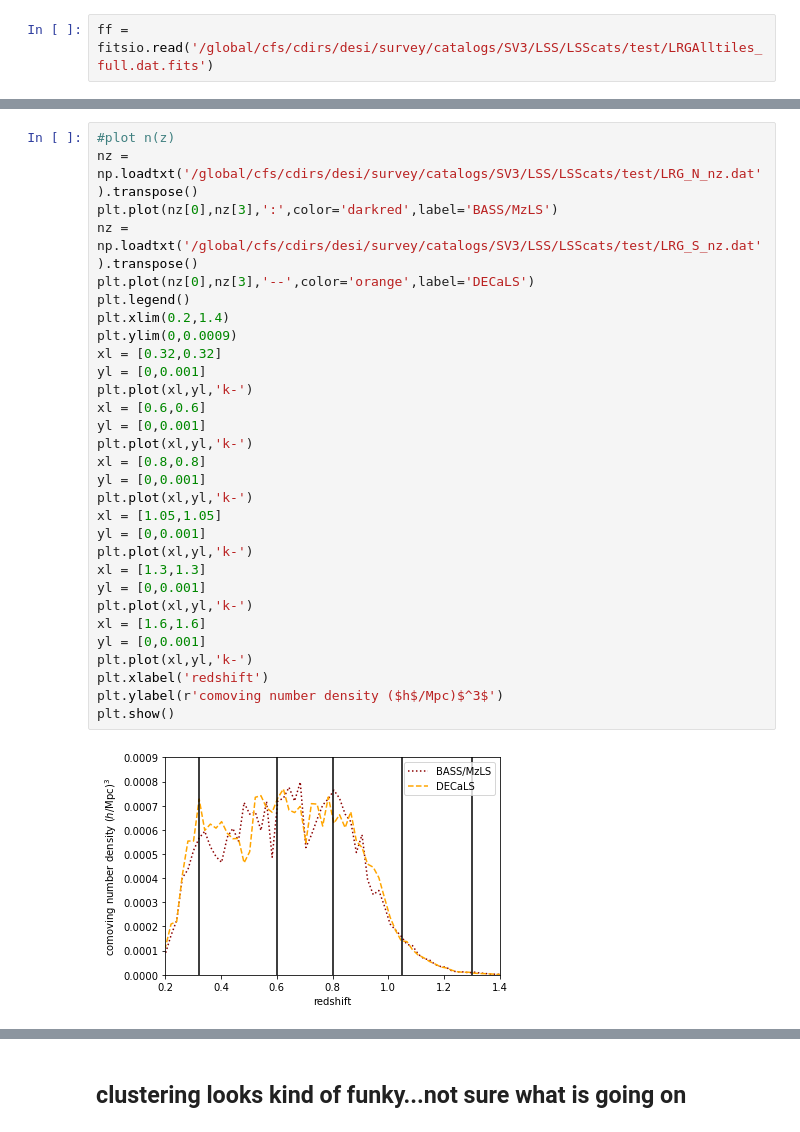
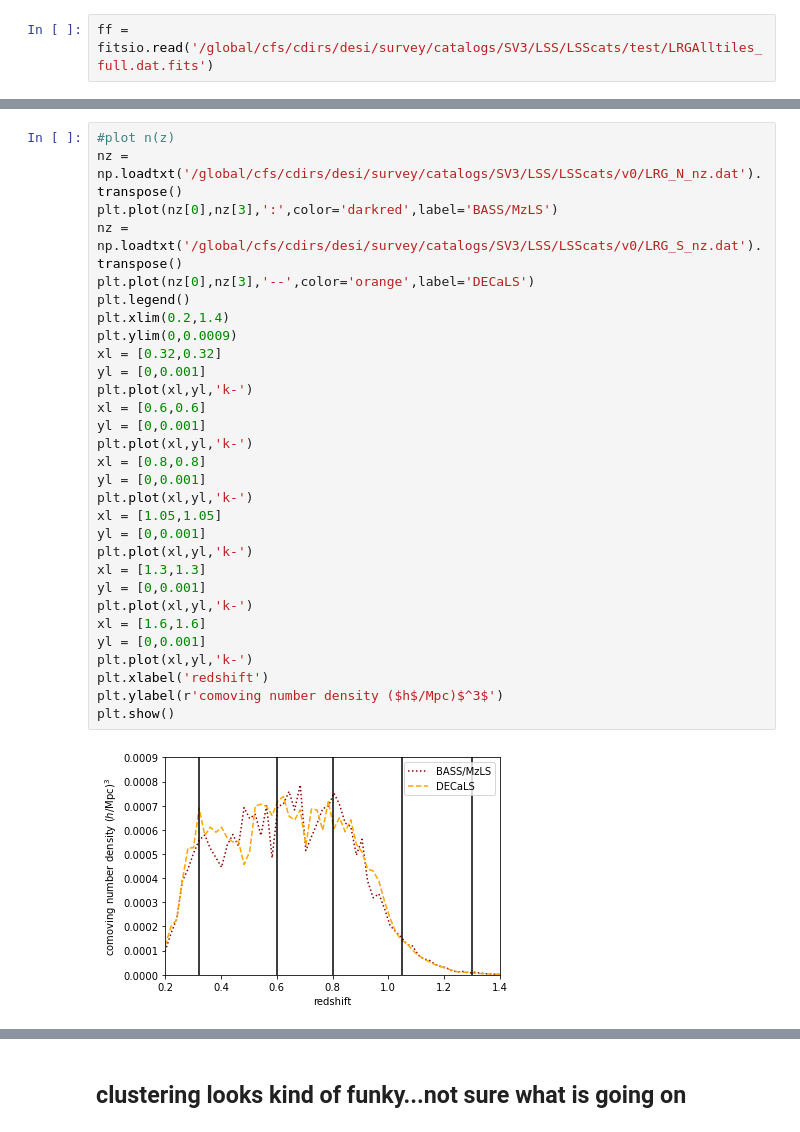
Before and after one commit to desihub/LSS, a Jupyter notebook: Sandbox/SV3LRG.ipynb, the cells around one changed output, grey strips where cells are left out. Drawn from its saved outputs; the diff is of its cells as text.

```diff
--- a/Sandbox/SV3LRG.ipynb
+++ b/Sandbox/SV3LRG.ipynb
@@ -35,32 +36,32 @@ redshift success rate is 0.9853472739239741
 # %%
 #plot n(z)
-nz = np.loadtxt('/global/cfs/cdirs/desi/survey/catalogs/SV3/LSS/LSScats/test/LRG_N_nz.dat').transpose()
+nz = np.loadtxt('/global/cfs/cdirs/desi/survey/catalogs/SV3/LSS/LSScats/v0/LRG_N_nz.dat').transpose()
 plt.plot(nz[0],nz[3],':',color='darkred',label='BASS/MzLS')
-nz = np.loadtxt('/global/cfs/cdirs/desi/survey/catalogs/SV3/LSS/LSScats/test/LRG_S_nz.dat').transpose()
+nz = np.loadtxt('/global/cfs/cdirs/desi/survey/catalogs/SV3/LSS/LSScats/v0/LRG_S_nz.dat').transpose()
 plt.plot(nz[0],nz[3],'--',color='orange',label='DECaLS')
 plt.legend()
 plt.xlim(0.2,1.4)
 plt.ylim(0,0.0009)
 xl = [0.32,0.32]
 yl = [0,0.001]
 plt.plot(xl,yl,'k-')
 xl = [0.6,0.6]
 yl = [0,0.001]
 plt.plot(xl,yl,'k-')
 xl = [0.8,0.8]
 yl = [0,0.001]
 plt.plot(xl,yl,'k-')
 xl = [1.05,1.05]
 yl = [0,0.001]
 plt.plot(xl,yl,'k-')
 xl = [1.3,1.3]
 yl = [0,0.001]
 plt.plot(xl,yl,'k-')
 xl = [1.6,1.6]
 yl = [0,0.001]
 plt.plot(xl,yl,'k-')
 plt.xlabel('redshift')
 plt.ylabel(r'comoving number density ($h$/Mpc)$^3$')
 plt.show()
 # %% [output]
-[figure, old version]
+[figure, new version]
```
Also changed, not shown: parts of 48 cells of this notebook.
